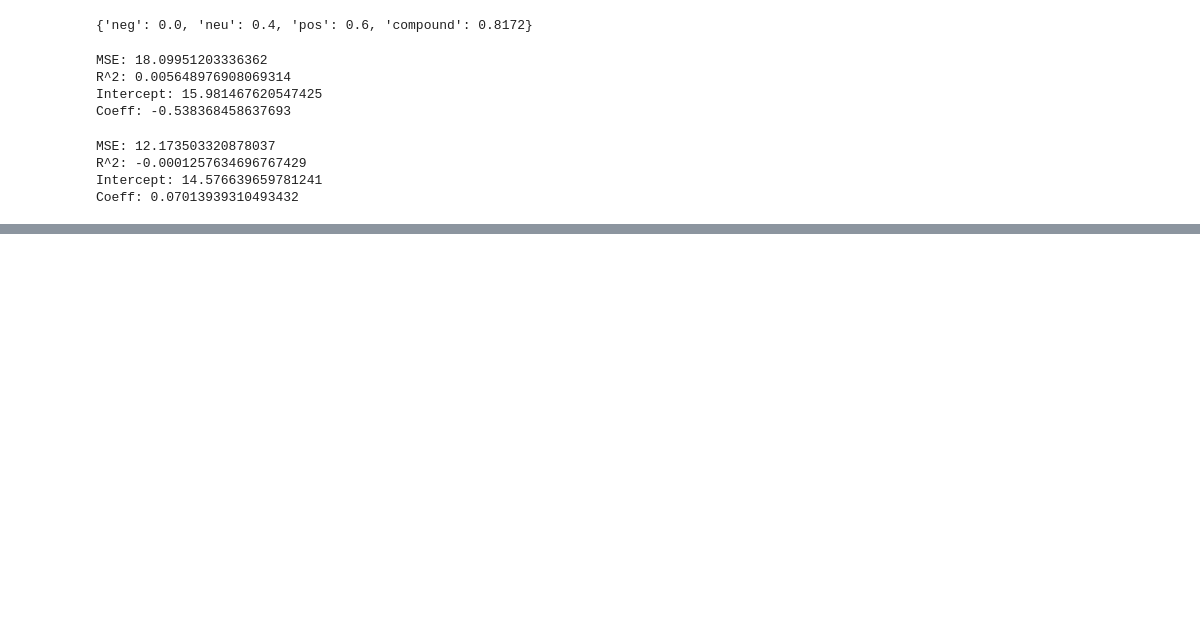
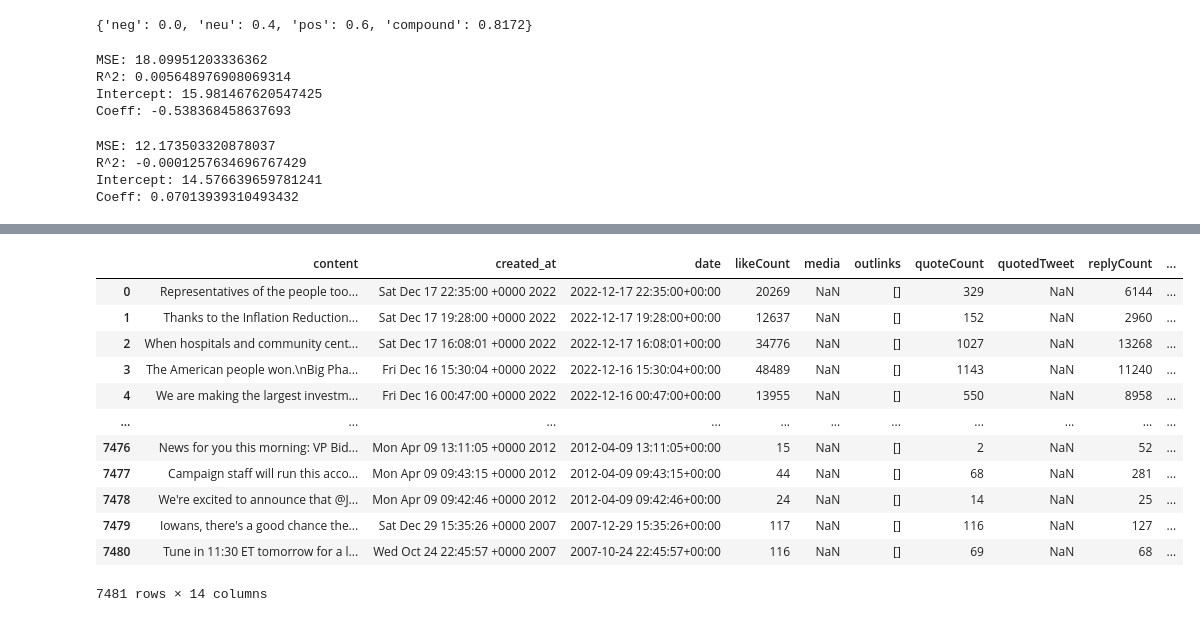
Before and after one commit to jzuckerman1/TwitterDissemination, a Jupyter notebook: prelim_analysis.ipynb, the cells around one changed output, grey strips where cells are left out. Drawn from its saved outputs; the diff is of its cells as text; code cells hidden in the pictures; blank space fills up the shorter version.

```diff
--- a/prelim_analysis.ipynb
+++ b/prelim_analysis.ipynb
@@ -277,0 +299,16 @@ KeyError: 'sentiment'
+# %%
+pd.read_csv("data/JoeBiden.csv")
+# %% [output]
+|  | content | created_at | date | likeCount | media | outlinks | quoteCount | quotedTweet | replyCount | ... |
+| 0 | Representatives of the people too... | Sat Dec 17 22:35:00 +0000 2022 | 2022-12-17 22:35:00+00:00 | 20269 | NaN | [] | 329 | NaN | 6144 | ... |
+| 1 | Thanks to the Inflation Reduction... | Sat Dec 17 19:28:00 +0000 2022 | 2022-12-17 19:28:00+00:00 | 12637 | NaN | [] | 152 | NaN | 2960 | ... |
+| 2 | When hospitals and community cent... | Sat Dec 17 16:08:01 +0000 2022 | 2022-12-17 16:08:01+00:00 | 34776 | NaN | [] | 1027 | NaN | 13268 | ... |
+| 3 | The American people won.\nBig Pha... | Fri Dec 16 15:30:04 +0000 2022 | 2022-12-16 15:30:04+00:00 | 48489 | NaN | [] | 1143 | NaN | 11240 | ... |
+| 4 | We are making the largest investm... | Fri Dec 16 00:47:00 +0000 2022 | 2022-12-16 00:47:00+00:00 | 13955 | NaN | [] | 550 | NaN | 8958 | ... |
+| ... | ... | ... | ... | ... | ... | ... | ... | ... | ... | ... |
+| 7476 | News for you this morning: VP Bid... | Mon Apr 09 13:11:05 +0000 2012 | 2012-04-09 13:11:05+00:00 | 15 | NaN | [] | 2 | NaN | 52 | ... |
+| 7477 | Campaign staff will run this acco... | Mon Apr 09 09:43:15 +0000 2012 | 2012-04-09 09:43:15+00:00 | 44 | NaN | [] | 68 | NaN | 281 | ... |
+| 7478 | We're excited to announce that @J... | Mon Apr 09 09:42:46 +0000 2012 | 2012-04-09 09:42:46+00:00 | 24 | NaN | [] | 14 | NaN | 25 | ... |
+| 7479 | Iowans, there's a good chance the... | Sat Dec 29 15:35:26 +0000 2007 | 2007-12-29 15:35:26+00:00 | 117 | NaN | [] | 116 | NaN | 127 | ... |
+| 7480 | Tune in 11:30 ET tomorrow for a l... | Wed Oct 24 22:45:57 +0000 2007 | 2007-10-24 22:45:57+00:00 | 116 | NaN | [] | 69 | NaN | 68 | ... |
+7481 rows × 14 columns
```
Also changed, not shown: parts of 2 cells of this notebook, 2 other files.
